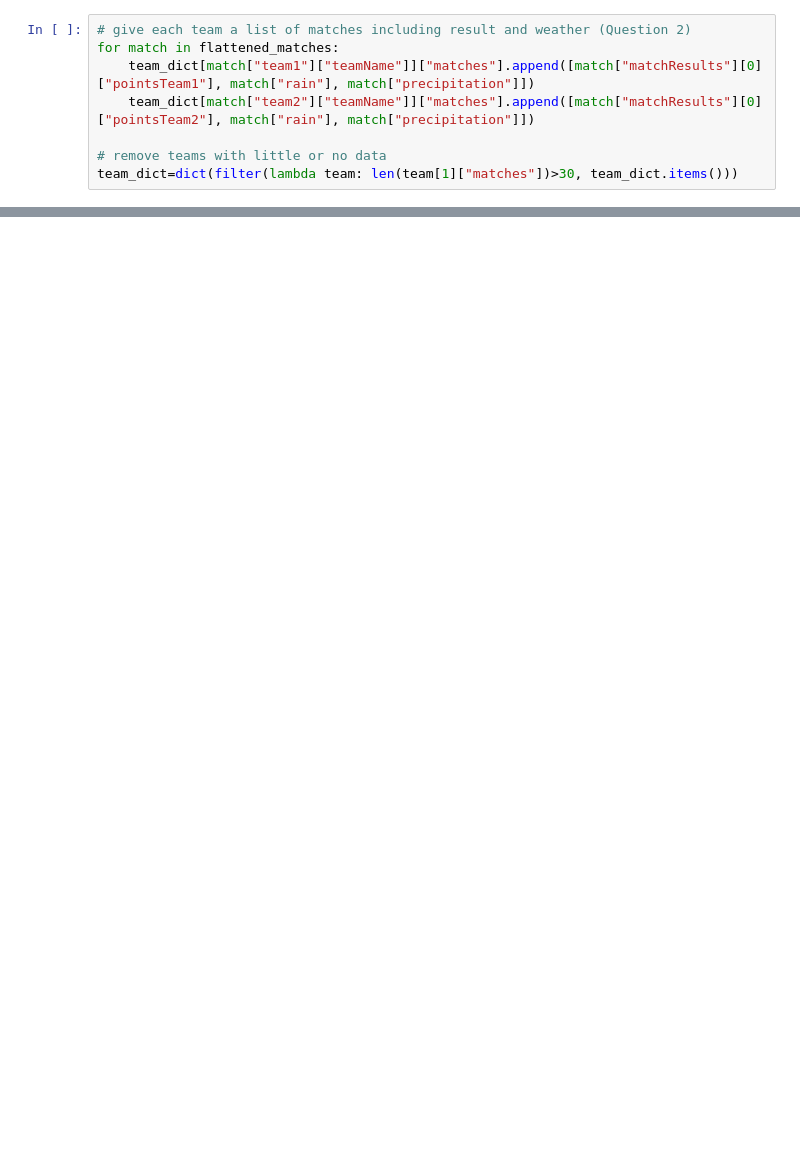
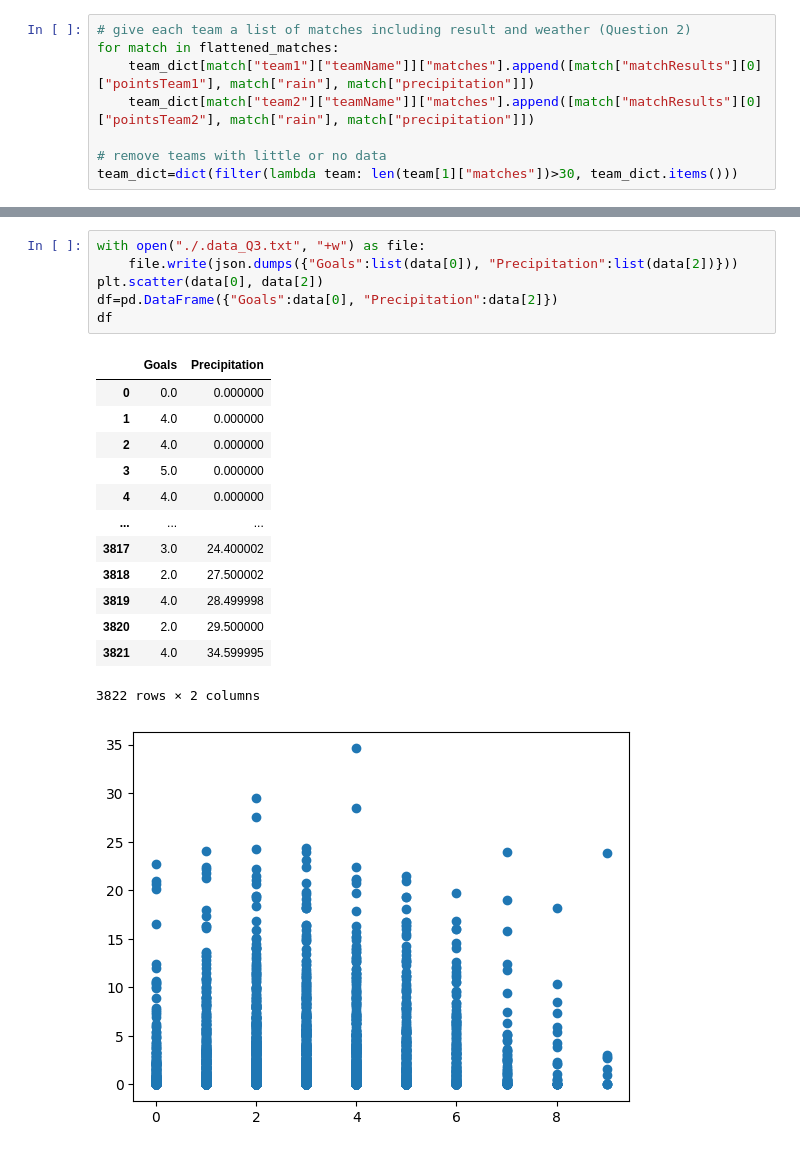
Before and after one commit to Robert-Ousch/dasciproject-ws25_26-group15, a Jupyter notebook: Q2_Q3.ipynb, the cells around one changed output, grey strips where cells are left out. Saved outputs shown, nothing was run; the diff lists cells and outputs as text; blank space fills up the shorter version.

```diff
--- a/Q2_Q3.ipynb
+++ b/Q2_Q3.ipynb
@@ -132,0 +149,21 @@ Text(0.5, 0, '# Matches')
+# %%
+with open("./.data_Q3.txt", "+w") as file:
+    file.write(json.dumps({"Goals":list(data[0]), "Precipitation":list(data[2])}))
+plt.scatter(data[0], data[2])
+df=pd.DataFrame({"Goals":data[0], "Precipitation":data[2]})
+df
+# %% [output]
+|  | Goals | Precipitation |
+| 0 | 0.0 | 0.000000 |
+| 1 | 4.0 | 0.000000 |
+| 2 | 4.0 | 0.000000 |
+| 3 | 5.0 | 0.000000 |
+| 4 | 4.0 | 0.000000 |
+| ... | ... | ... |
+| 3817 | 3.0 | 24.400002 |
+| 3818 | 2.0 | 27.500002 |
+| 3819 | 4.0 | 28.499998 |
+| 3820 | 2.0 | 29.500000 |
+| 3821 | 4.0 | 34.599995 |
+3822 rows × 2 columns
+[figure, added]
```
Also changed, not shown: parts of 6 cells of this notebook, 1 other file.
